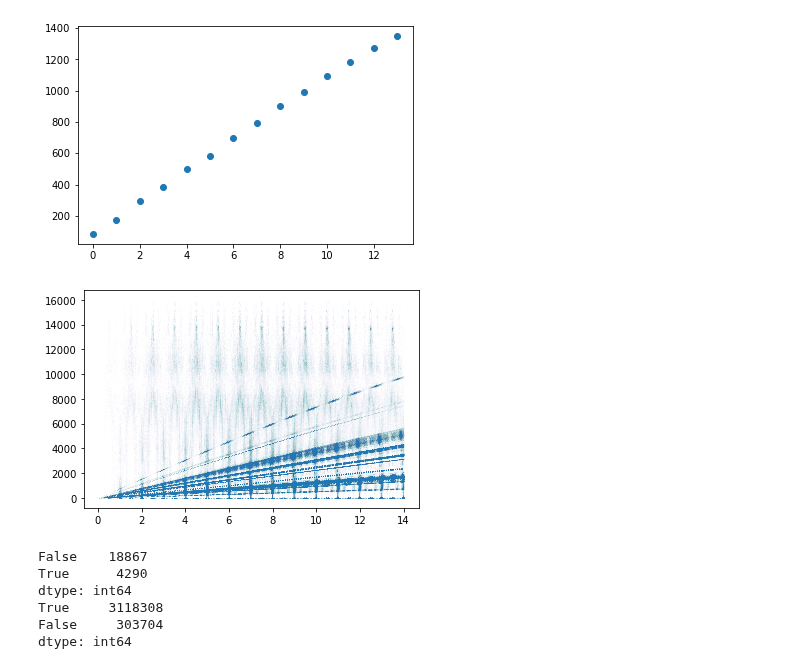
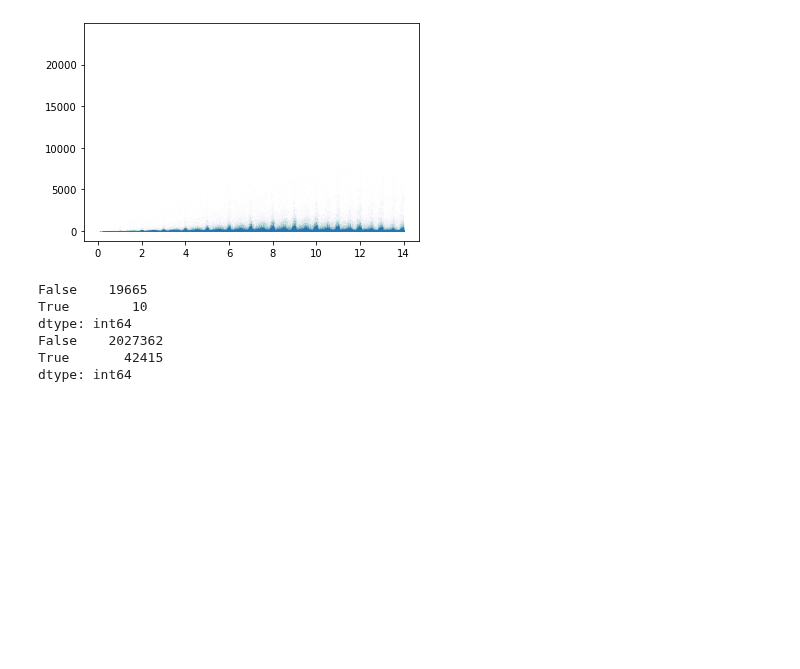
Before and after one commit to cm-tle-pred/tle-prediction, a Jupyter notebook: models/model_t5/explore_errors.ipynb, the cells around one changed output. Drawn from its saved outputs; the diff is of its cells as text; code cells hidden in the pictures; blank space fills up the shorter version.

Commit message:
fixed SGP4 propagation for baseline

```diff
--- a/models/model_t5/explore_errors.ipynb
+++ b/models/model_t5/explore_errors.ipynb
@@ -11,7 +11,7 @@ tqdm.pandas()
 pd.set_option('display.max_columns', 999)
 pd.set_option('display.precision', 12)
 # %%
-with open(f'{os.environ["GP_HIST_PATH"]}/../t5_data/sample_big__compare_output.pkl', 'rb') as handle:
+with open(f'{os.environ["GP_HIST_PATH"]}/../t5_data/sample4__compare_output.pkl', 'rb') as handle:
     data_dict = pickle.load(handle)
 # NOTE TLE represented is probably not what you expect (but i dont have time to fix yet)
 # ground truth -> X (NOT ground truth TLE)
@@ -83,22 +82,21 @@ plt.show()
 # %%
-top_half_baseline = compare_df.groupby('bin').apply(lambda x:np.mean(x.sgp4_baseline_error.nsmallest(len(x)//2)))
-plt.scatter(top_half_baseline.index, top_half_baseline)
-plt.show()
+# top_half_baseline = compare_df.groupby('bin').apply(lambda x:np.mean(x.sgp4_baseline_error.nsmallest(len(x)//2)))
+# plt.scatter(top_half_baseline.index, top_half_baseline)
+# plt.show()
 plt.scatter(compare_df.EPOCH_DIFF, compare_df.sgp4_baseline_error, s=0.001, alpha = 0.1)
 plt.show()
 # %% [output]
-[figure, old version]
+[figure, new version]
-[figure, removed]
 # %%
 one_day_or_less = compare_df[(compare_df.EPOCH_DIFF < 1)]
 print((one_day_or_less.sgp4_baseline_error > one_day_or_less.model_t5_predictions_error).value_counts())
 print(((compare_df.EPOCH_DIFF > 0.5) & (compare_df.sgp4_baseline_error > compare_df.model_t5_predictions_error)).value_counts())
 # %% [output]
-False    18867
-True      4290
+False    19665
+True        10
 dtype: int64
-True     3118308
-False     303704
+False    2027362
+True       42415
 dtype: int64
 # %%
 compare_df['bin'] = compare_df['EPOCH_DIFF'].astype(int)
```
Also changed, not shown: parts of 3 cells of this notebook, 1 other file.
